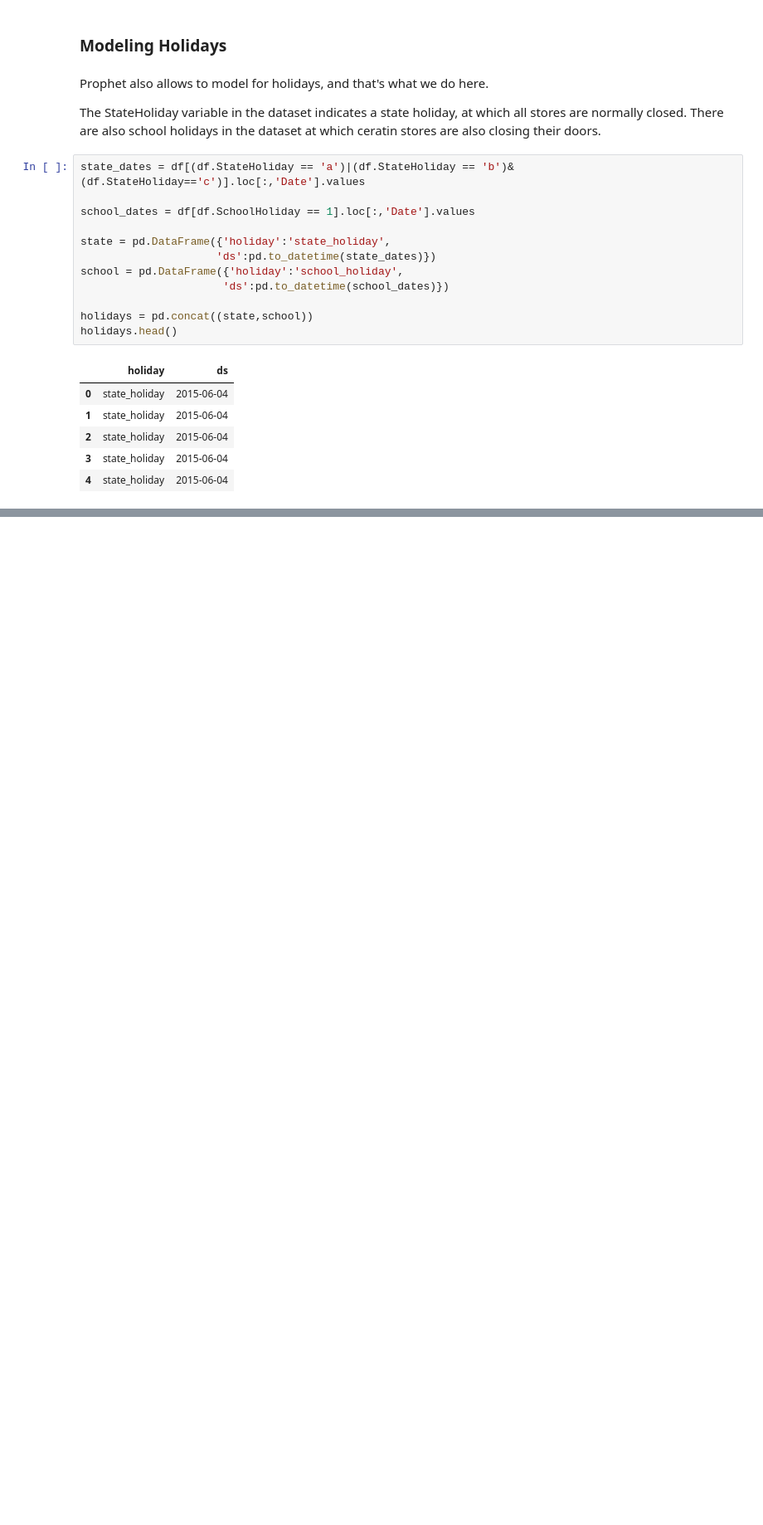
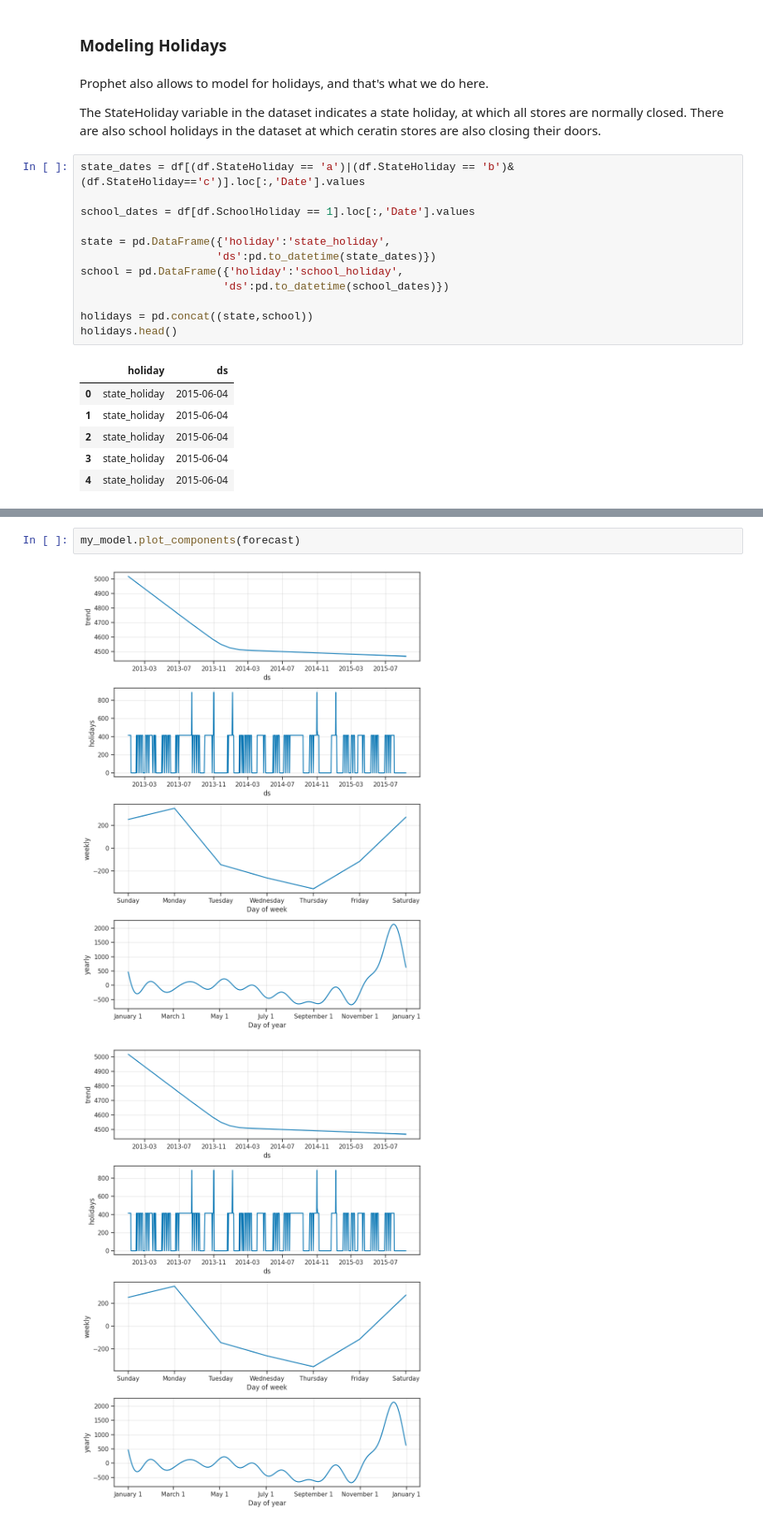
Before and after one commit to AmanullaChishty/DataScience, a Jupyter notebook: time-series-analysis-ross.ipynb, the cells around one changed output, grey strips where cells are left out. Shown at 83% size. Saved outputs shown, nothing was run; the diff lists cells and outputs as text; blank space fills up the shorter version.

```diff
--- a/time-series-analysis-ross.ipynb
+++ b/time-series-analysis-ross.ipynb
@@ -605,0 +618,5 @@ forecast[['ds', 'yhat', 'yhat_lower', 'yhat_upper']]
+# %%
+my_model.plot_components(forecast)
+# %% [output]
+[figure, added]
+[figure, added]
```
Also changed, not shown: parts of 7 cells of this notebook.
